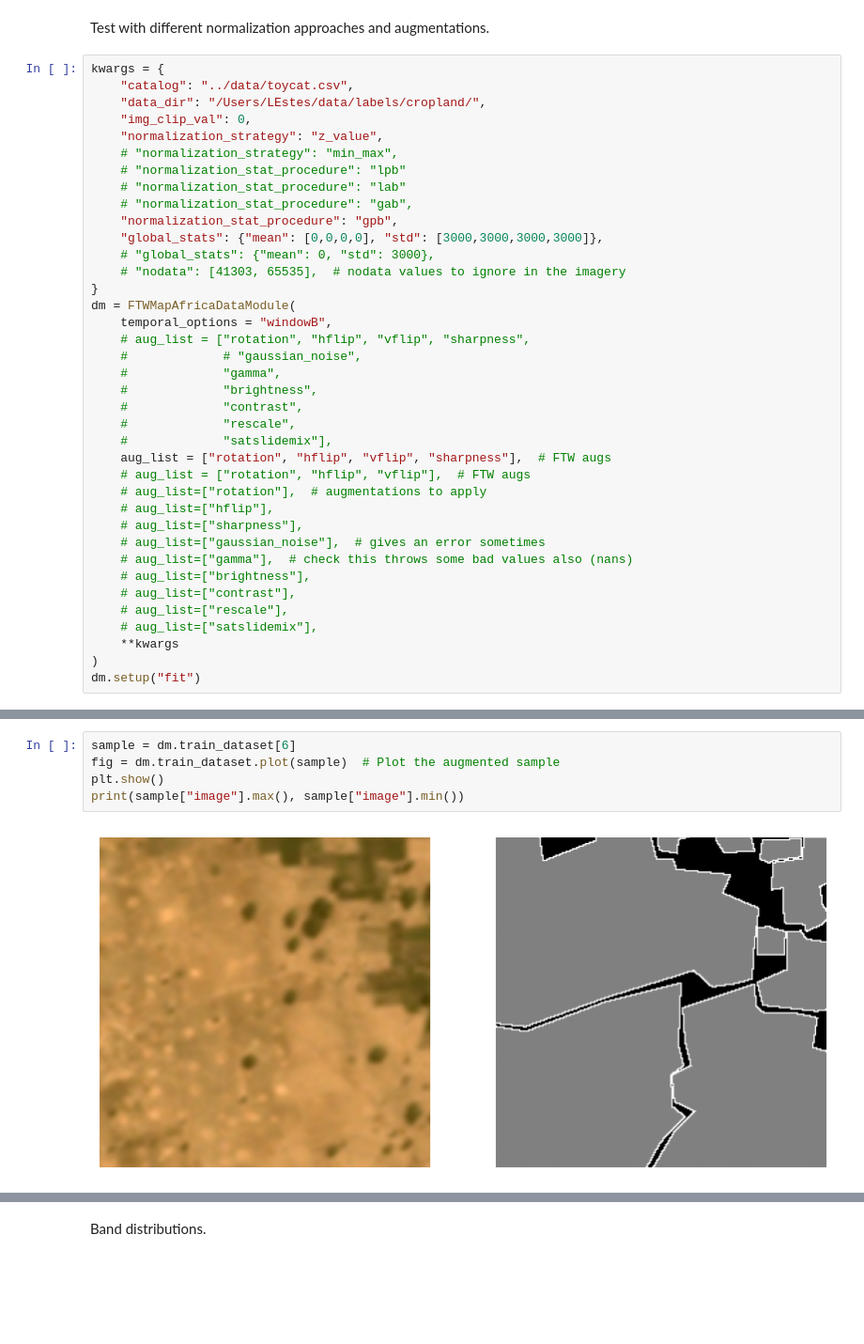
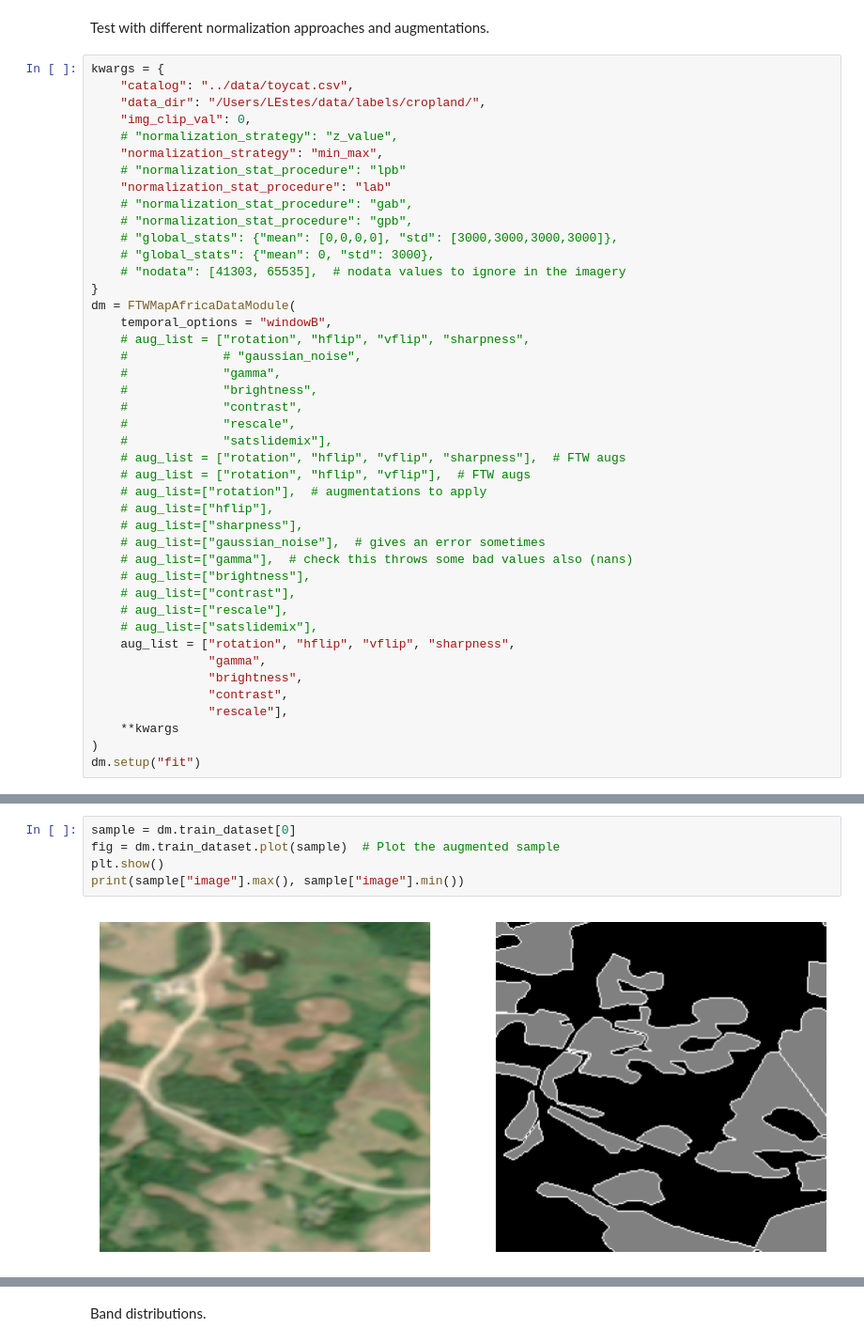
Before and after one commit to agroimpacts/ftw-mappingafrica-integration, a Jupyter notebook: notebooks/data-modules.ipynb, the cells around one changed output, grey strips where cells are left out. Shown at 94% size. Cells and saved outputs as stored; diff of their text form; blank space fills up the shorter version.

```diff
--- a/notebooks/data-modules.ipynb
+++ b/notebooks/data-modules.ipynb
@@ -38,13 +38,13 @@ kwargs = {
     "catalog": "../data/toycat.csv",
     "data_dir": "/Users/LEstes/data/labels/cropland/",
     "img_clip_val": 0,
-    "normalization_strategy": "z_value",
-    # "normalization_strategy": "min_max",
+    # "normalization_strategy": "z_value",
+    "normalization_strategy": "min_max",
     # "normalization_stat_procedure": "lpb"
-    # "normalization_stat_procedure": "lab"
+    "normalization_stat_procedure": "lab"
     # "normalization_stat_procedure": "gab",
-    "normalization_stat_procedure": "gpb",
-    "global_stats": {"mean": [0,0,0,0], "std": [3000,3000,3000,3000]},
+    # "normalization_stat_procedure": "gpb",
+    # "global_stats": {"mean": [0,0,0,0], "std": [3000,3000,3000,3000]},
     # "global_stats": {"mean": 0, "std": 3000},
     # "nodata": [41303, 65535],  # nodata values to ignore in the imagery
 }
@@ -57,7 +57,7 @@ dm = FTWMapAfricaDataModule(
     #             "contrast",
     #             "rescale",
     #             "satslidemix"],
-    aug_list = ["rotation", "hflip", "vflip", "sharpness"],  # FTW augs
+    # aug_list = ["rotation", "hflip", "vflip", "sharpness"],  # FTW augs
     # aug_list = ["rotation", "hflip", "vflip"],  # FTW augs
     # aug_list=["rotation"],  # augmentations to apply
     # aug_list=["hflip"],
@@ -68,6 +68,11 @@ dm = FTWMapAfricaDataModule(
     # aug_list=["contrast"],
     # aug_list=["rescale"],
     # aug_list=["satslidemix"],
+    aug_list = ["rotation", "hflip", "vflip", "sharpness",
+                "gamma",
+                "brightness",
+                "contrast",
+                "rescale"],
     **kwargs
 )
 dm.setup("fit")
@@ -76,7 +79,7 @@ dm.setup("fit")
 # %%
-sample = dm.train_dataset[6]
+sample = dm.train_dataset[0]
 fig = dm.train_dataset.plot(sample)  # Plot the augmented sample
 plt.show()
 print(sample["image"].max(), sample["image"].min())
 # %% [output]
-[figure, old version]
+[figure, new version]
```
Also changed, not shown: parts of 5 cells of this notebook, 6 other files.
